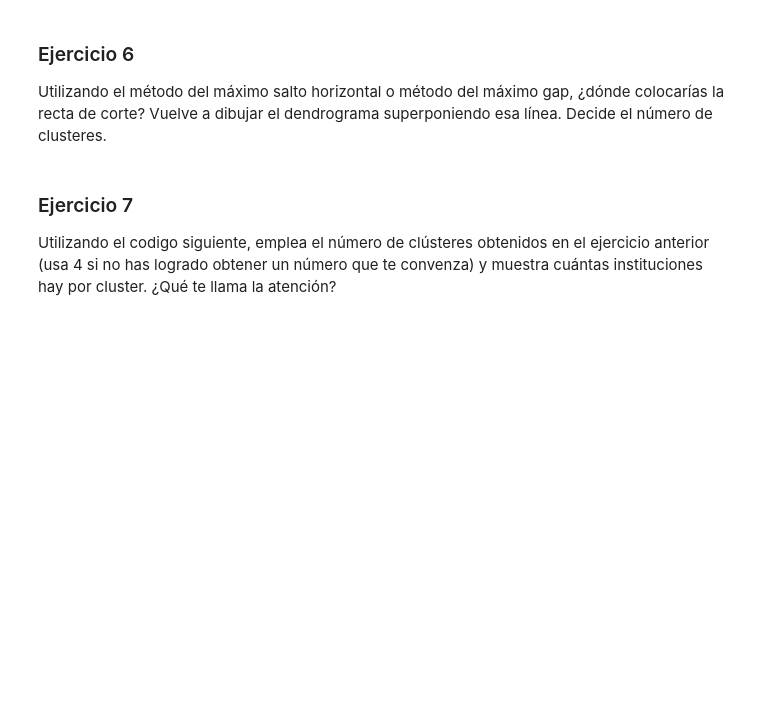
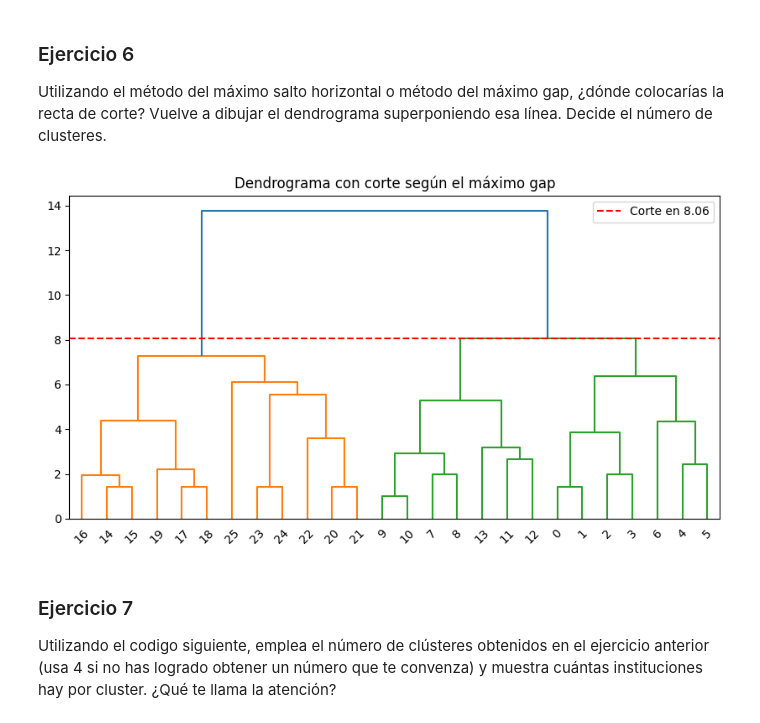
Before and after one commit to Rodrigo6363/ONLINE_DS_THEBRIDGE_ROD, a Jupyter notebook: Sprint_13/Unidad_02/Ejercicios_Workout/14_Ejercicios_Clustering_Jerárquico.ipynb, the cells around one changed output. Cells and saved outputs as stored; diff of their text form; code cells hidden in the pictures; blank space fills up the shorter version.

```diff
--- a/Sprint_13/Unidad_02/Ejercicios_Workout/14_Ejercicios_Clustering_Jerárquico.ipynb
+++ b/Sprint_13/Unidad_02/Ejercicios_Workout/14_Ejercicios_Clustering_Jerárquico.ipynb
@@ -52,6 +134,28 @@ NOTA: no lo hemos hecho, ni dicho, pero nos quedaremos con todas las variables p
 ### Ejercicio 6
 
 Utilizando el método del máximo salto horizontal o método del máximo gap, ¿dónde colocarías la recta de corte? Vuelve a dibujar el dendrograma superponiendo esa línea. Decide el número de clusteres.
+# %%
+# Realizamos clusterización jerárquica
+linked = shc.linkage(df, method='average')
+
+# Dibujamos el dendrograma
+plt.figure(figsize=(10, 5))
+dendrogram = shc.dendrogram(linked)
+
+# Buscamos el máximo gap (salto más grande)
+distances = linked[:, 2]  # La tercera columna contiene las alturas de los merges
+gaps = np.diff(distances)  # Diferencias entre alturas sucesivas
+max_gap_index = np.argmax(gaps)  # Índice del máximo gap
+
+# Trazamos la línea de corte justo debajo del máximo salto
+cutoff = distances[max_gap_index]  # Altura donde cortamos
+
+plt.axhline(y=cutoff, color='r', linestyle='--', label=f'Corte en {cutoff:.2f}')
+plt.legend()
+plt.title("Dendrograma con corte según el máximo gap")
+plt.show()
+# %% [output]
+[figure, added]
 # %% [markdown]
 ### Ejercicio 7
 
```
Also changed, not shown: parts of 16 cells of this notebook, 1 other file.
